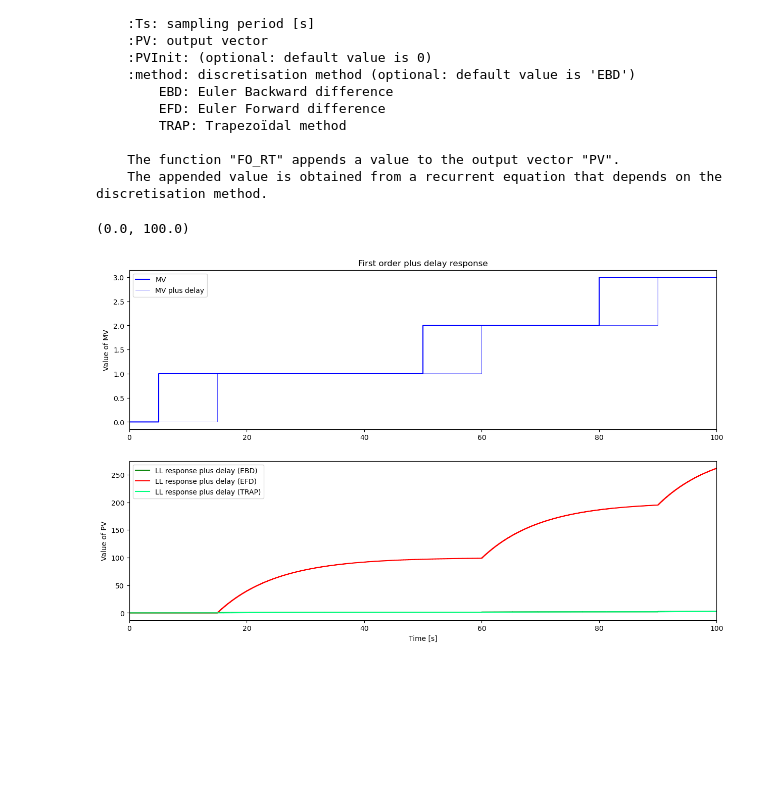
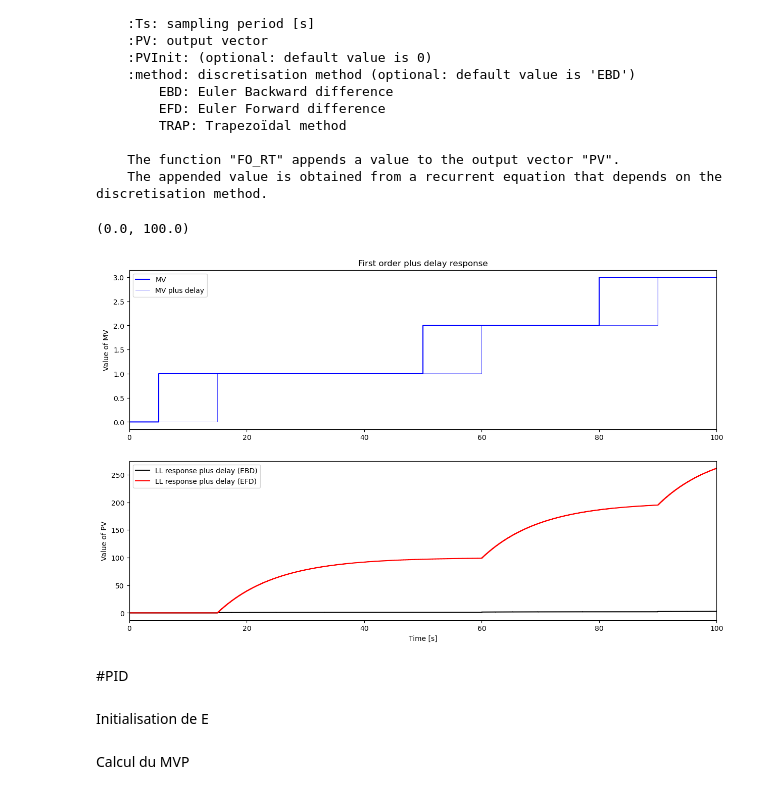
Before and after one commit to LASS2Y/ControlAndTheory, a Jupyter notebook: package_lab.ipynb, the cells around one changed output. Saved outputs shown, nothing was run; the diff lists cells and outputs as text; code cells hidden in the pictures; blank space fills up the shorter version.

```diff
--- a/package_lab.ipynb
+++ b/package_lab.ipynb
@@ -42,6 +42,8 @@ LL_RT(MV, Kp, Tlag, Tlead, Ts, PV, PVInit=0, method='EBD')
 TSim = 100
 Ts = 0.1
 N = int(TSim/Ts) + 1
+Ti = 0.1
+Td =
 
 # Path for MV
 MVPath = {0: 0, 5: 1, 50: 2, 80: 3, TSim: 3}
@@ -52,39 +54,51 @@ MVDelay = []
 PV_EBD = []
 PV_EFD = []
 PV_TRAP = []
+E = []
+SP = []
+PVInit = 0
+MVI =[]
+MVD = []
 
 # Parameters
 Kp = 1
 Tlead = 5
 Tlag = 10
 theta = 10
+Kc = 1
+alpha = 0.5
+Tfd = alpha*Td
 
 for i in range(0,N):
     t.append(i*Ts)
     SelectPath_RT(MVPath,t,MV)
     Delay_RT(MV,theta,Ts,MVDelay)
     LL_RT(MVDelay,Kp,Tlag,Tlead,Ts,PV_EBD)
     LL_RT(MVDelay,Kp,Tlag,Tlead,Ts,PV_EFD,0,'EFD')
     LL_RT(MVDelay,Kp,Tlag,Tlead,Ts,PV_TRAP,0,'TRAP')
 
 plt.figure(figsize = (15,9))
 
 plt.subplot(2,1,1)
 plt.step(t,MV,'b-',label='MV',where='post')
 plt.step(t,MVDelay,'b-',linewidth=0.5,label='MV plus delay',where='post')
 plt.ylabel('Value of MV')
 plt.title('First order plus delay response')
 plt.legend(loc='best')
 plt.xlim([0, TSim])
 
 plt.subplot(2,1,2)
-plt.step(t,PV_EBD,'g-',label='LL response plus delay (EBD)',where='post')
+plt.step(t,PV_EBD,'black',label='LL response plus delay (EBD)',where='post')
 plt.step(t,PV_EFD,'r',label='LL response plus delay (EFD)',where='post')
-plt.step(t,PV_TRAP,'springgreen',label='LL response plus delay (TRAP)',where='post')
+#plt.step(t,PV_TRAP,'springgreen',label='LL response plus delay (TRAP)',where='post')
 plt.ylabel('Value of PV')
 plt.xlabel('Time [s]')
 plt.legend(loc='best')
 plt.xlim([0, TSim])
 # %% [output]
 (0.0, 100.0)
-[figure, old version]
+[figure, new version]
+# %% [markdown]
+#PID
+# %% [markdown]
+Initialisation de E
@@ -90,0 +110,2 @@ plt.xlim([0, TSim])
+# %% [markdown]
+Calcul du MVP
```
Also changed, not shown: parts of 6 cells of this notebook.
